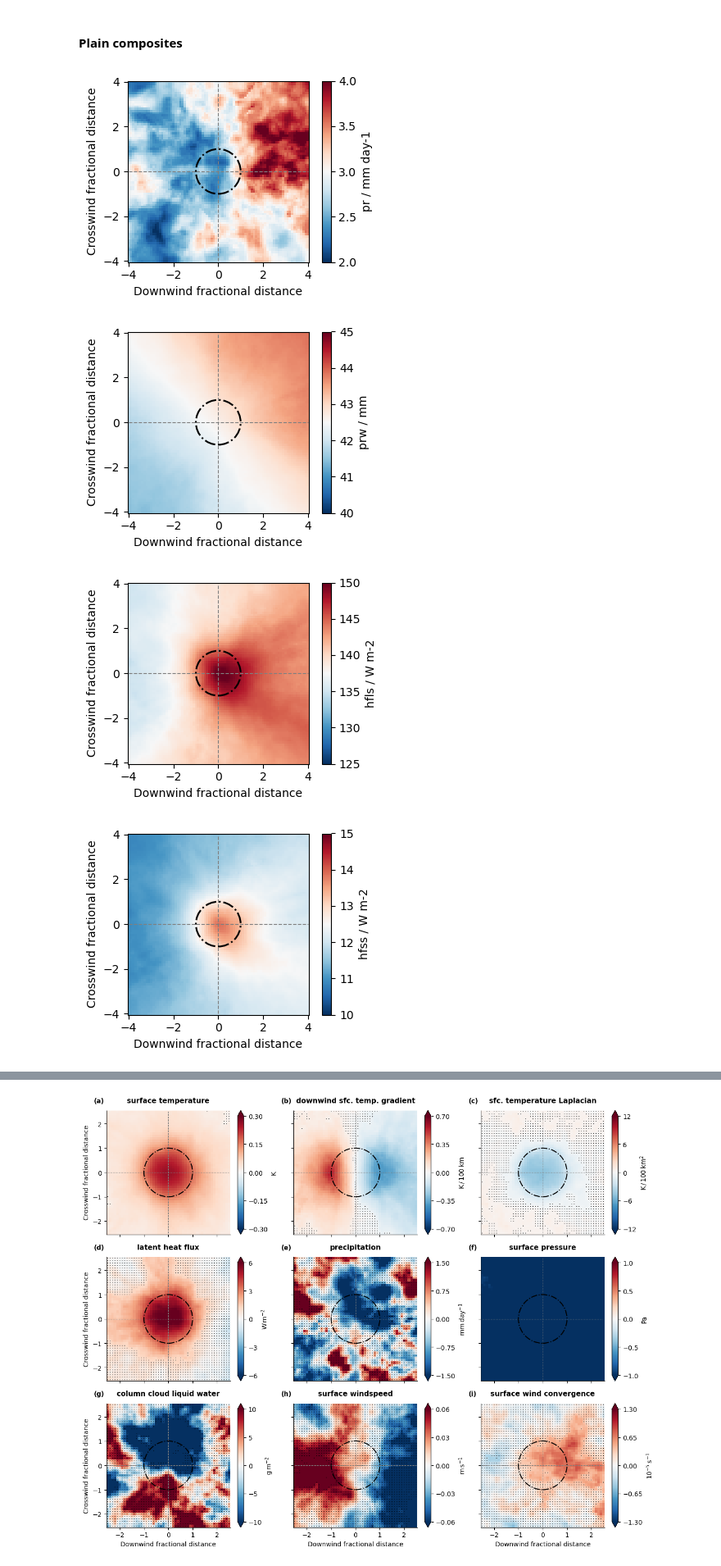
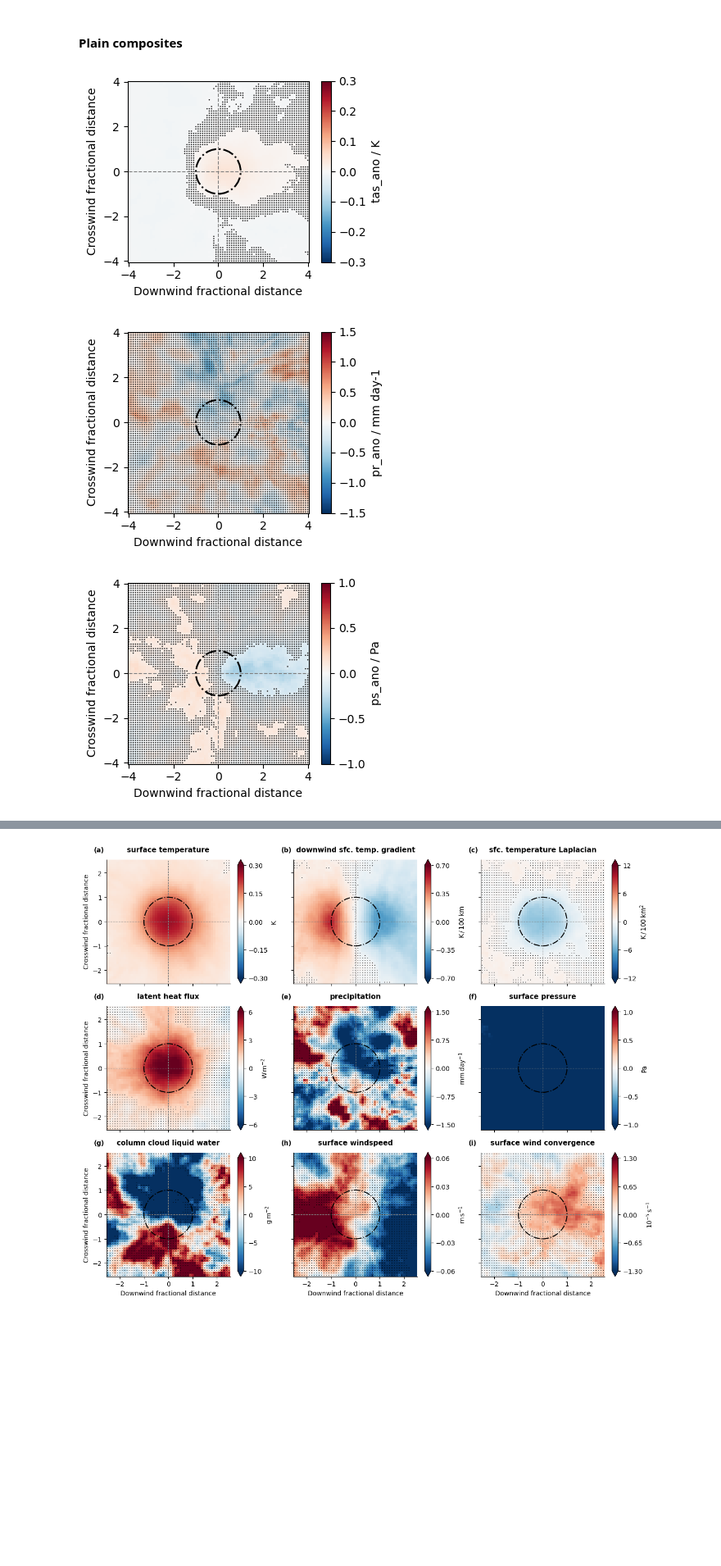
Before and after one commit to HF7weatherman/pycompo, a Jupyter notebook: examples/build_composite_step-by-step.ipynb, the cells around one changed output, grey strips where cells are left out. Shown at 82% size. Cells and saved outputs as stored; diff of their text form; code cells hidden in the pictures; blank space fills up the shorter version.

```diff
--- a/examples/build_composite_step-by-step.ipynb
+++ b/examples/build_composite_step-by-step.ipynb
@@ -112,7 +130,9 @@ feature_data = pcwind.add_rotate_winds(feature_data, feature_props)
 feature_compo_data = pccompo.get_compo_coords_ds(feature_data, config)
 
 # Significance tests
-_, pvalue = pcsig.calc_compo_ttest(feature_compo_data, popmean=0.0)
+_, pvalue = pcsig.calc_compo_ttest(
+    feature_compo_data, popmean=popmeans_alltrops,
+    )
 local_significane = pcsig.get_local_significance(pvalue, alpha=0.05)
 field_significane = pcsig.get_field_significance(pvalue, alpha_FDR=0.1)
 # %% [markdown]
@@ -151,17 +171,16 @@ pcplot.plot_coord_trafo(
 # %%
 import importlib as implib
 implib.reload(pcplot)
 implib.reload(pccompo)
 
 #for var in feature_compo_data.data_vars:
 for var in config['data']['study_vars']:
-    plot_ds = pccompo.adjust_units(feature_compo_data, [var])
-    plot_ds = plot_ds[var].mean(dim='feature')
+    plot_ds = pccompo.adjust_units(feature_compo_data, [f'{var}_ano'])
+    plot_ds = plot_ds[f'{var}_ano'].mean(dim='feature')
     if plot_ds.ndim != 2:
         continue
-    pcplot.plot_composite(plot_ds, field_significane[var])
+    pcplot.plot_composite(plot_ds, field_significane[f'{var}_ano'])
 # %% [output]
-[figure, old version]
+[figure, new version]
-[figure, old version]
+[figure, new version]
-[figure, old version]
+[figure, new version]
-[figure, removed]
```
Also changed, not shown: parts of 4 cells of this notebook.
